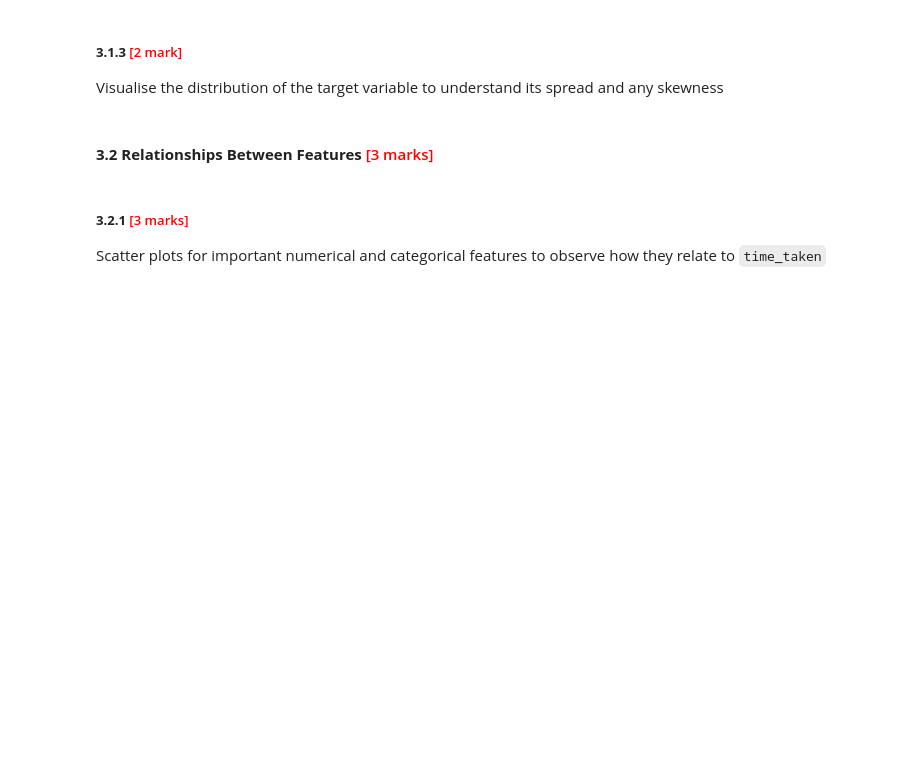
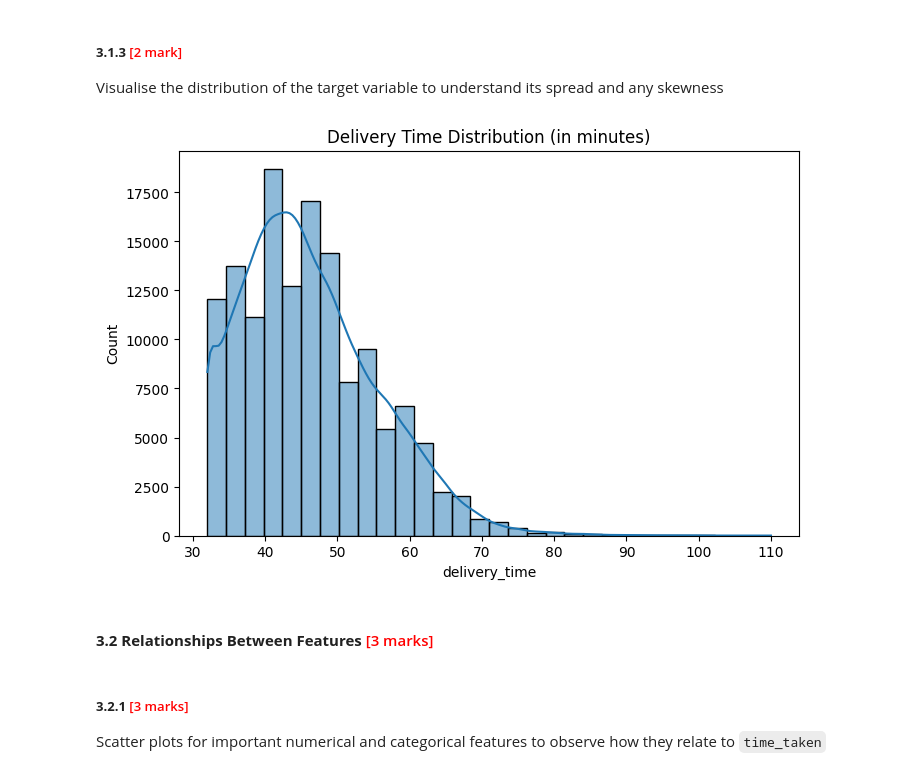
Before and after one commit to princepushparaj/LR_Delivery_Time_Prediction, a Jupyter notebook: LR_Delivery_Time_Estimation_Starter.ipynb, the cells around one changed output. Cells and saved outputs as stored; diff of their text form; code cells hidden in the pictures; blank space fills up the shorter version.

```diff
--- a/LR_Delivery_Time_Estimation_Starter.ipynb
+++ b/LR_Delivery_Time_Estimation_Starter.ipynb
@@ -230,3 +257,13 @@ Visualise the distribution of the target variable to understand its spread and a
+# %%
+# Distribution of time_taken
+plt.figure(figsize=(8, 5))
+sns.histplot(y_train, bins=30, kde=True)
+plt.title("Delivery Time Distribution (in minutes)")
+plt.xlabel("delivery_time")
+plt.ylabel("Count")
+plt.show()
+# %% [output]
+[figure, added]
 # %% [markdown]
 #### **3.2 Relationships Between Features** <font color = red>[3 marks]</font> <br>
 # %% [markdown]
```
Also changed, not shown: parts of 5 cells of this notebook.
